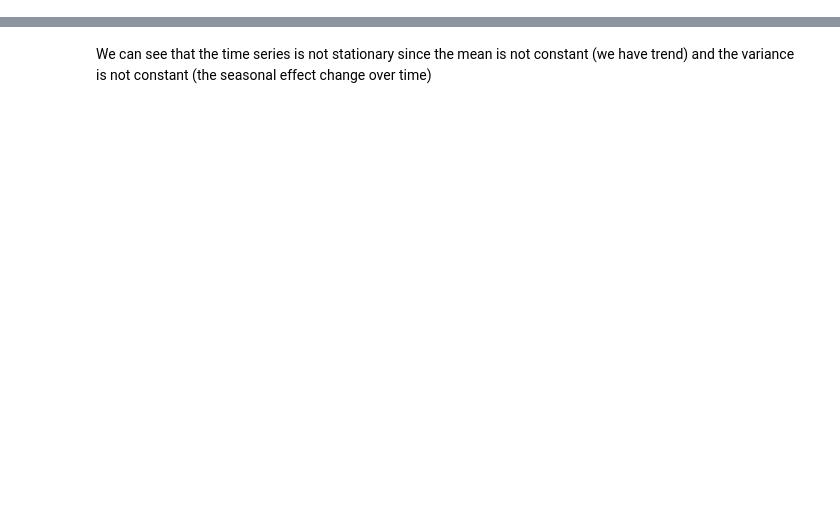
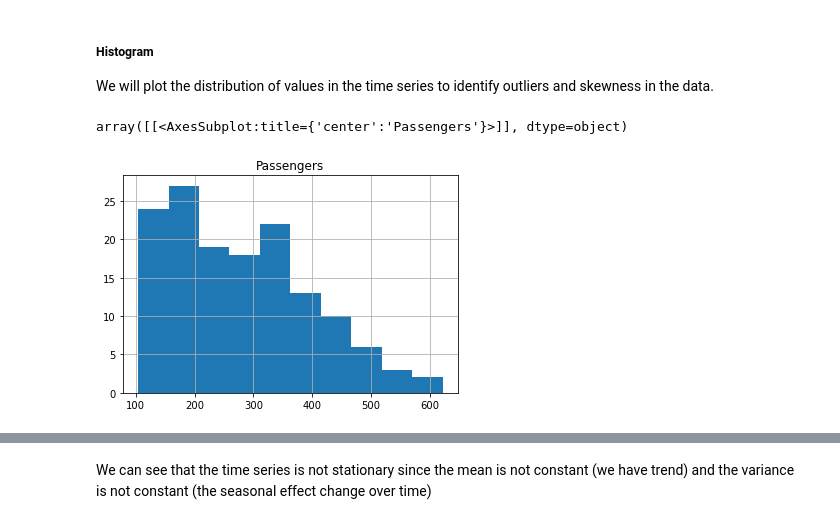
Before and after one commit to isrkan/DataSciencePractice, a Jupyter notebook: Time_series_prediction.ipynb, the cells around one changed output, grey strips where cells are left out. Saved outputs shown, nothing was run; the diff lists cells and outputs as text; code cells hidden in the pictures; blank space fills up the shorter version.

```diff
--- a/Time_series_prediction.ipynb
+++ b/Time_series_prediction.ipynb
@@ -43,0 +51,9 @@ plt.show()
+# %% [markdown]
+##### Histogram
+
+We will plot the distribution of values in the time series to identify outliers and skewness in the data.
+# %%
+data.hist(bins=10)
+# %% [output]
+array([[<AxesSubplot:title={'center':'Passengers'}>]], dtype=object)
+[figure, added]
```
Also changed, not shown: parts of 103 cells of this notebook.
